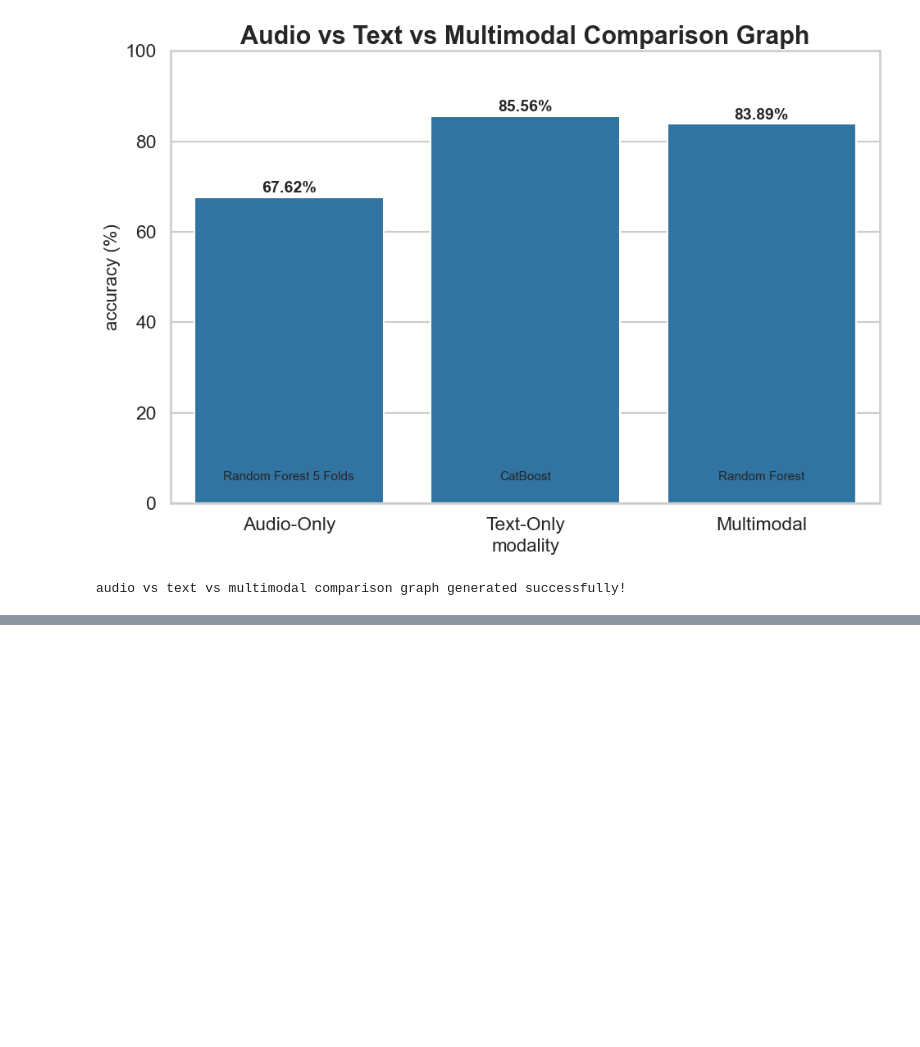
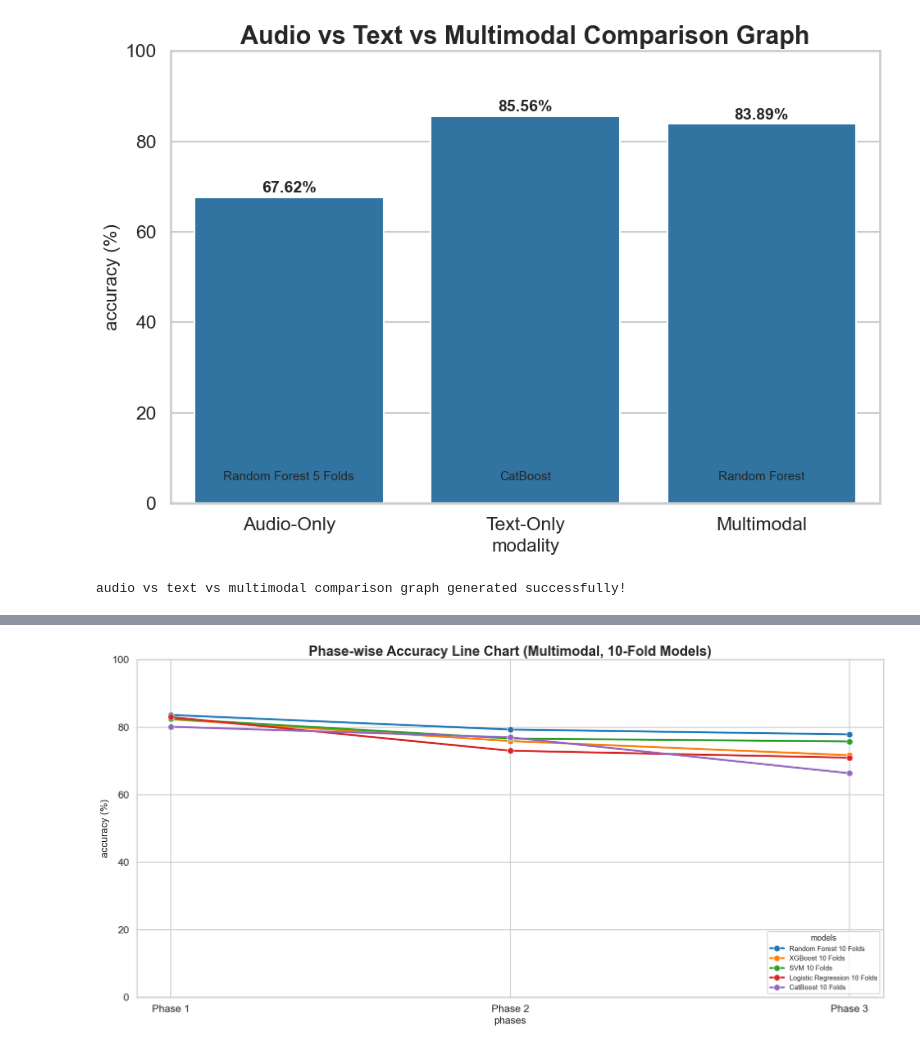
Before and after one commit to AuRa123456/mental-health-fyrp, a Jupyter notebook: Graphs/model_comparision.ipynb, the cells around one changed output, grey strips where cells are left out. Saved outputs shown, nothing was run; the diff lists cells and outputs as text; code cells hidden in the pictures; blank space fills up the shorter version.

```diff
--- a/Graphs/model_comparision.ipynb
+++ b/Graphs/model_comparision.ipynb
@@ -1090,0 +1193,43 @@ audio vs text vs multimodal comparison graph generated successfully!
+# %%
+# =========================================================
+# phase-wise accuracy line chart
+# =========================================================
+
+# bigger figure size
+plt.figure(figsize=(18, 9))
+
+sns.lineplot(
+    data=df_melted,
+    x="Phase",
+    y="Accuracy",
+    hue="Model",
+    marker='o',
+    linewidth=3,
+    markersize=10
+)
+
+plt.title(
+    "Phase-wise Accuracy Line Chart (Multimodal, 10-Fold Models)",
+    fontsize=22,
+    fontweight='bold'
+)
+
+plt.xlabel("phases", fontsize=16)
+plt.ylabel("accuracy (%)", fontsize=16)
+
+plt.ylim(0, 100)
+
+# legend inside grid at lower right
+plt.legend(
+    title="models",
+    fontsize=11,
+    title_fontsize=13,
+    loc='lower right',
+    frameon=True
+)
+
+plt.tight_layout()
+
+plt.show()
+# %% [output]
+[figure, added]
```
Also changed, not shown: parts of 2 cells of this notebook, 6 other files.
